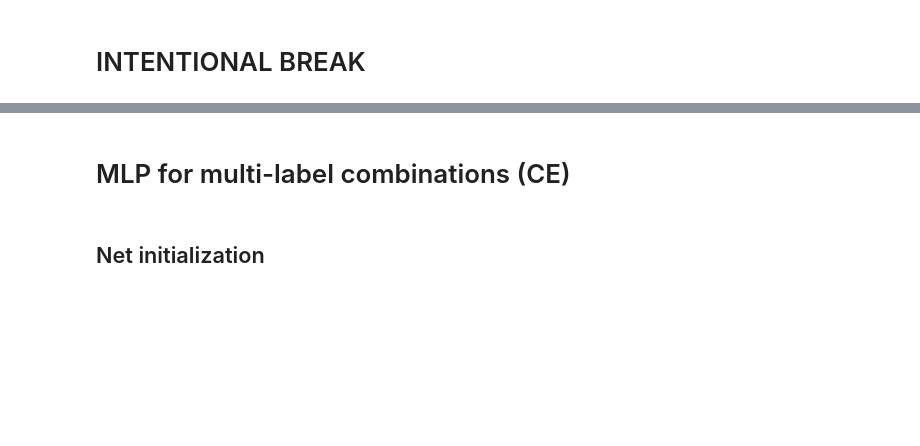
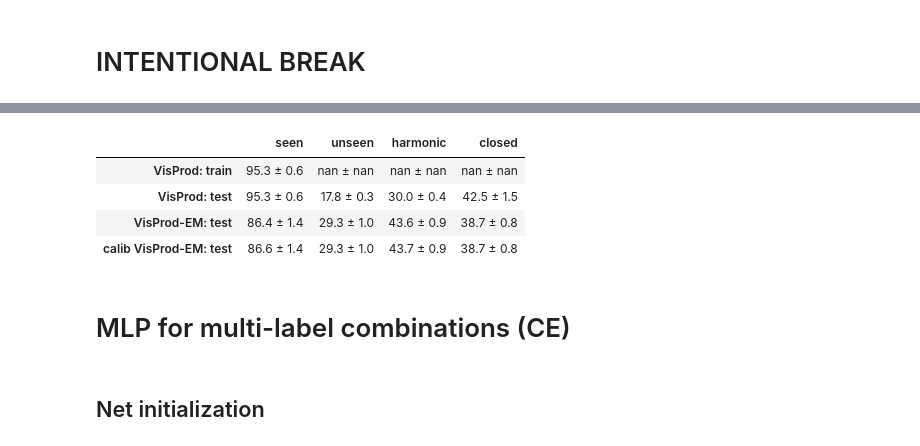
Before and after one commit to Ozziko/causal_comp, a Jupyter notebook: MLLS.ipynb, the cells around one changed output, grey strips where cells are left out. Drawn from its saved outputs; the diff is of its cells as text; code cells hidden in the pictures; blank space fills up the shorter version.

```diff
--- a/MLLS.ipynb
+++ b/MLLS.ipynb
@@ -1483,3 +1552,23 @@ raise RuntimeError("intentionally stopping here before next sections")
+# %%
+result_cols = results_df.columns[~results_df.columns.isin(['num_split', 'init_seed'])]
+means_df = results_df.groupby('metric').mean()
+sems_df = results_df.groupby('metric').sem(ddof=0)
+
+agg_results_dict = {}
+for metric in results_df.index:
+    agg_results_dict[metric] = {}
+    for model in result_cols:
+        mean = means_df.loc[metric, model]
+        sem = sems_df.loc[metric, model]
+        agg_results_dict[metric][model] = "%.1f ± %.1f"%(100*mean, 100*sem)
+agg_results_df = pd.DataFrame(agg_results_dict)
+agg_results_df[['seen', 'unseen', 'harmonic', 'closed']]
+# %% [output]
+|  | seen | unseen | harmonic | closed |
+| VisProd: train | 95.3 ± 0.6 | nan ± nan | nan ± nan | nan ± nan |
+| VisProd: test | 95.3 ± 0.6 | 17.8 ± 0.3 | 30.0 ± 0.4 | 42.5 ± 1.5 |
+| VisProd-EM: test | 86.4 ± 1.4 | 29.3 ± 1.0 | 43.6 ± 0.9 | 38.7 ± 0.8 |
+| calib VisProd-EM: test | 86.6 ± 1.4 | 29.3 ± 1.0 | 43.7 ± 0.9 | 38.7 ± 0.8 |
 # %% [markdown]
 # MLP for multi-label combinations (CE)
 # %% [markdown]
```
Also changed, not shown: parts of 10 cells of this notebook, 1 other file.
